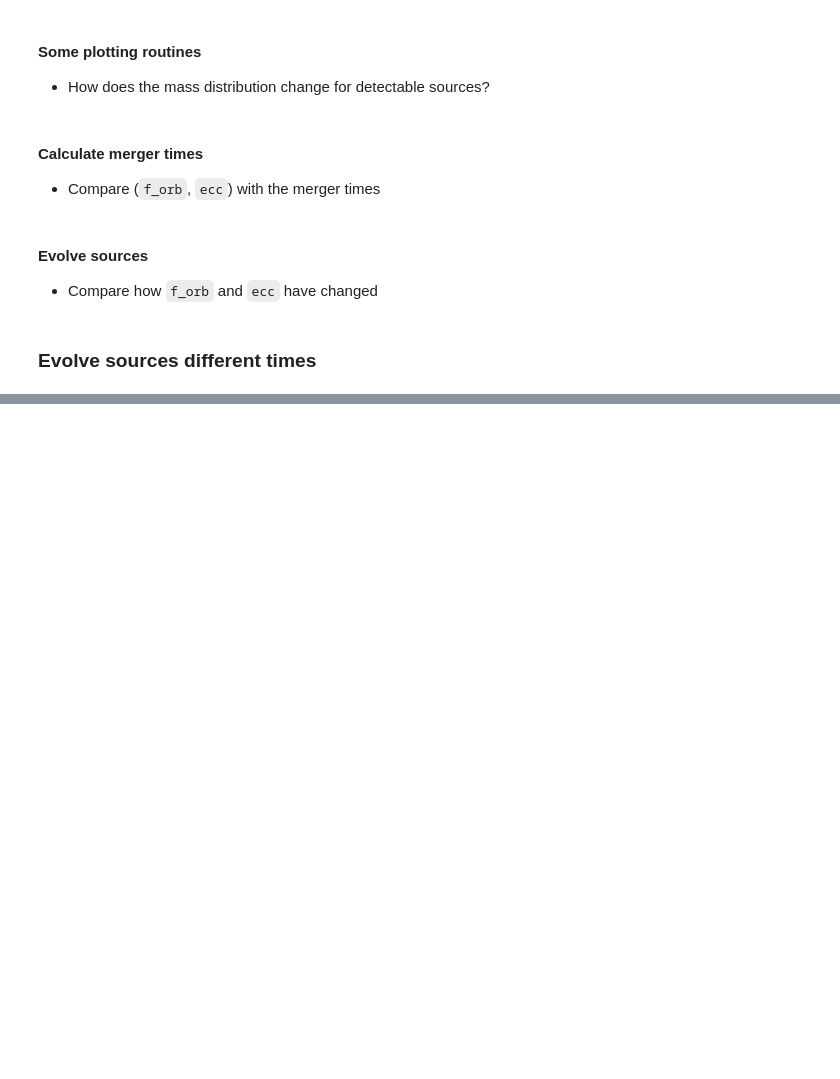
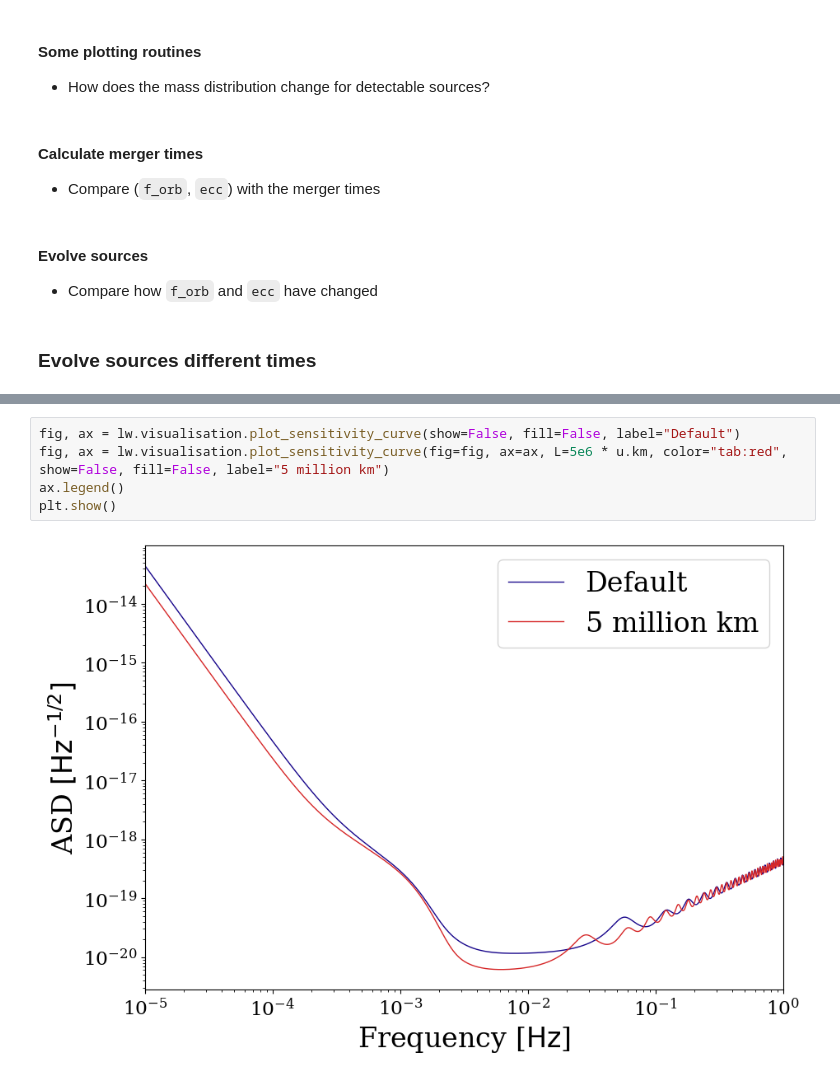
Before and after one commit to TeamLEGWORK/demo-materials, a Jupyter notebook: gwanw2024/demo.ipynb, the cells around one changed output, grey strips where cells are left out. Saved outputs shown, nothing was run; the diff lists cells and outputs as text; blank space fills up the shorter version.

```diff
--- a/gwanw2024/demo.ipynb
+++ b/gwanw2024/demo.ipynb
@@ -37,0 +57,7 @@ import legwork as lw
+# %%
+fig, ax = lw.visualisation.plot_sensitivity_curve(show=False, fill=False, label="Default")
+fig, ax = lw.visualisation.plot_sensitivity_curve(fig=fig, ax=ax, L=5e6 * u.km, color="tab:red", show=False, fill=False, label="5 million km")
+ax.legend()
+plt.show()
+# %% [output]
+[figure, added]
```
Also changed, not shown: parts of 17 cells of this notebook, 2 other files.
